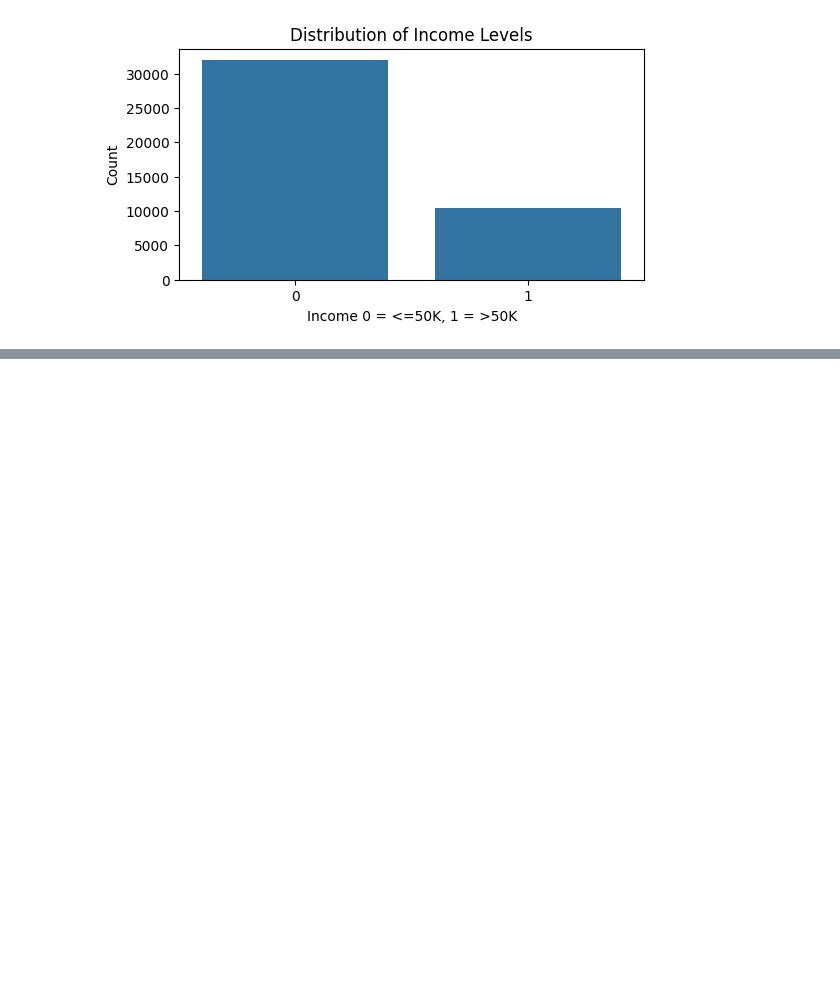
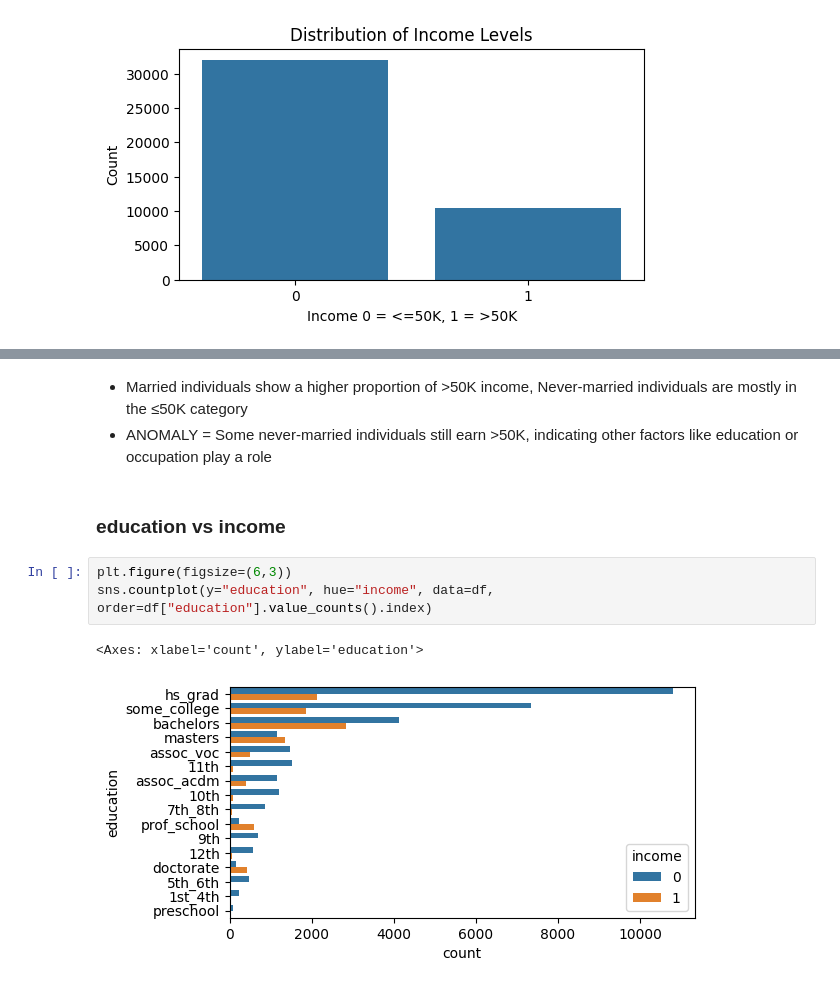
Before and after one commit to surajchauhan-spec/adult_census_income_eda, a Jupyter notebook: notebooks/adult_income_eda.ipynb, the cells around one changed output, grey strips where cells are left out. Cells and saved outputs as stored; diff of their text form; blank space fills up the shorter version.

```diff
--- a/notebooks/adult_income_eda.ipynb
+++ b/notebooks/adult_income_eda.ipynb
@@ -152,0 +213,11 @@ Name: count, dtype: int64
+# %% [markdown]
+- Married individuals show a higher proportion of >50K income, Never-married individuals are mostly in the ≤50K category
+- ANOMALY = Some never-married individuals still earn >50K, indicating other factors like education or occupation play a role
+# %% [markdown]
+### education vs income
+# %%
+plt.figure(figsize=(6,3))
+sns.countplot(y="education", hue="income", data=df, order=df["education"].value_counts().index)
+# %% [output]
+<Axes: xlabel='count', ylabel='education'>
+[figure, added]
```
Also changed, not shown: parts of 45 cells of this notebook, 3 other files.
